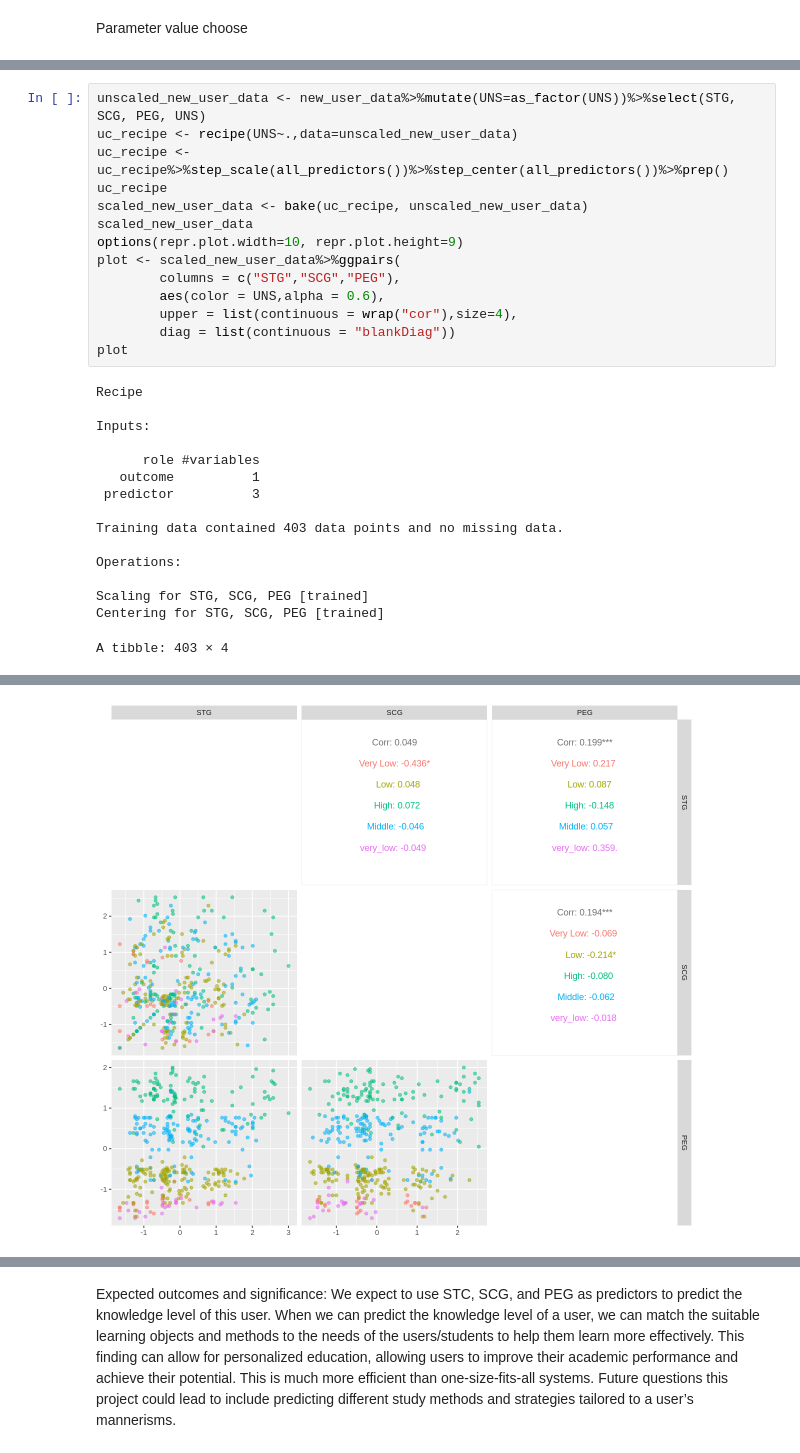
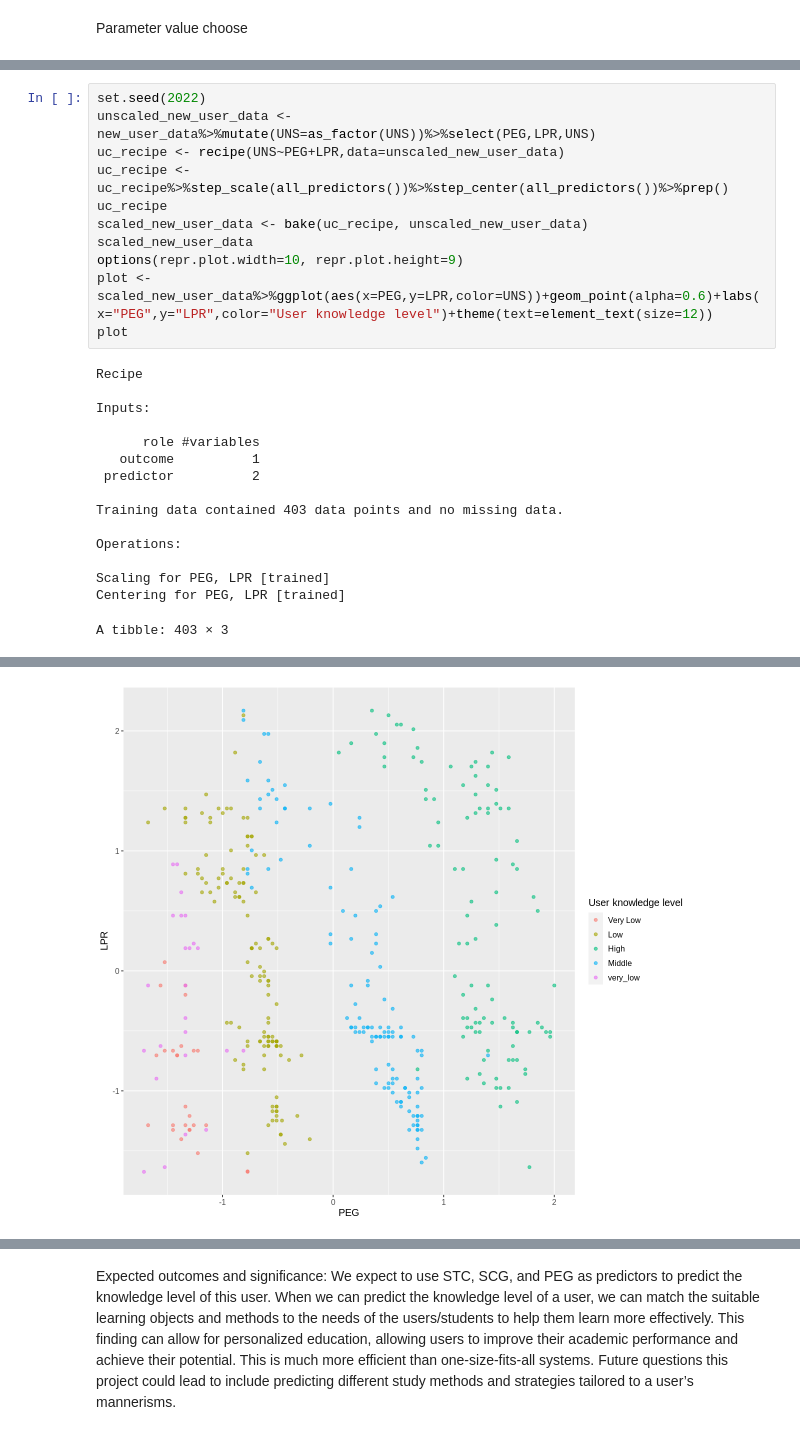
Before and after one commit to TPPJT/DSCI-Group-Project, a Jupyter notebook: GroupProject_1.ipynb, the cells around one changed output, grey strips where cells are left out. Cells and saved outputs as stored; diff of their text form.

```diff
--- a/GroupProject_1.ipynb
+++ b/GroupProject_1.ipynb
@@ -154,16 +154,13 @@ From this graph we can see that when k=5, the accuracy is the highest. So, we wi
 # %%
-unscaled_new_user_data <- new_user_data%>%mutate(UNS=as_factor(UNS))%>%select(STG, SCG, PEG, UNS)
-uc_recipe <- recipe(UNS~.,data=unscaled_new_user_data)
+set.seed(2022)
+unscaled_new_user_data <- new_user_data%>%mutate(UNS=as_factor(UNS))%>%select(PEG,LPR,UNS)
+uc_recipe <- recipe(UNS~PEG+LPR,data=unscaled_new_user_data)
 uc_recipe <- uc_recipe%>%step_scale(all_predictors())%>%step_center(all_predictors())%>%prep()
 uc_recipe
 scaled_new_user_data <- bake(uc_recipe, unscaled_new_user_data)
 scaled_new_user_data
 options(repr.plot.width=10, repr.plot.height=9)
-plot <- scaled_new_user_data%>%ggpairs(
-        columns = c("STG","SCG","PEG"),
-        aes(color = UNS,alpha = 0.6),
-        upper = list(continuous = wrap("cor"),size=4),
-        diag = list(continuous = "blankDiag"))
+plot <- scaled_new_user_data%>%ggplot(aes(x=PEG,y=LPR,color=UNS))+geom_point(alpha=0.6)+labs(x="PEG",y="LPR",color="User knowledge level")+theme(text=element_text(size=12))
 plot
 # %% [output]
 Recipe
@@ -172,12 +169,12 @@ Inputs:
 
       role #variables
    outcome          1
- predictor          3
+ predictor          2
 
 Training data contained 403 data points and no missing data.
 
 Operations:
 
-Scaling for STG, SCG, PEG [trained]
-Centering for STG, SCG, PEG [trained]
+Scaling for PEG, LPR [trained]
+Centering for PEG, LPR [trained]
-A tibble: 403 × 4
+A tibble: 403 × 3
@@ -202 +199 @@ A tibble: 403 × 4
-[figure, old version]
+[figure, new version]
```
Also changed, not shown: parts of 11 cells of this notebook.
